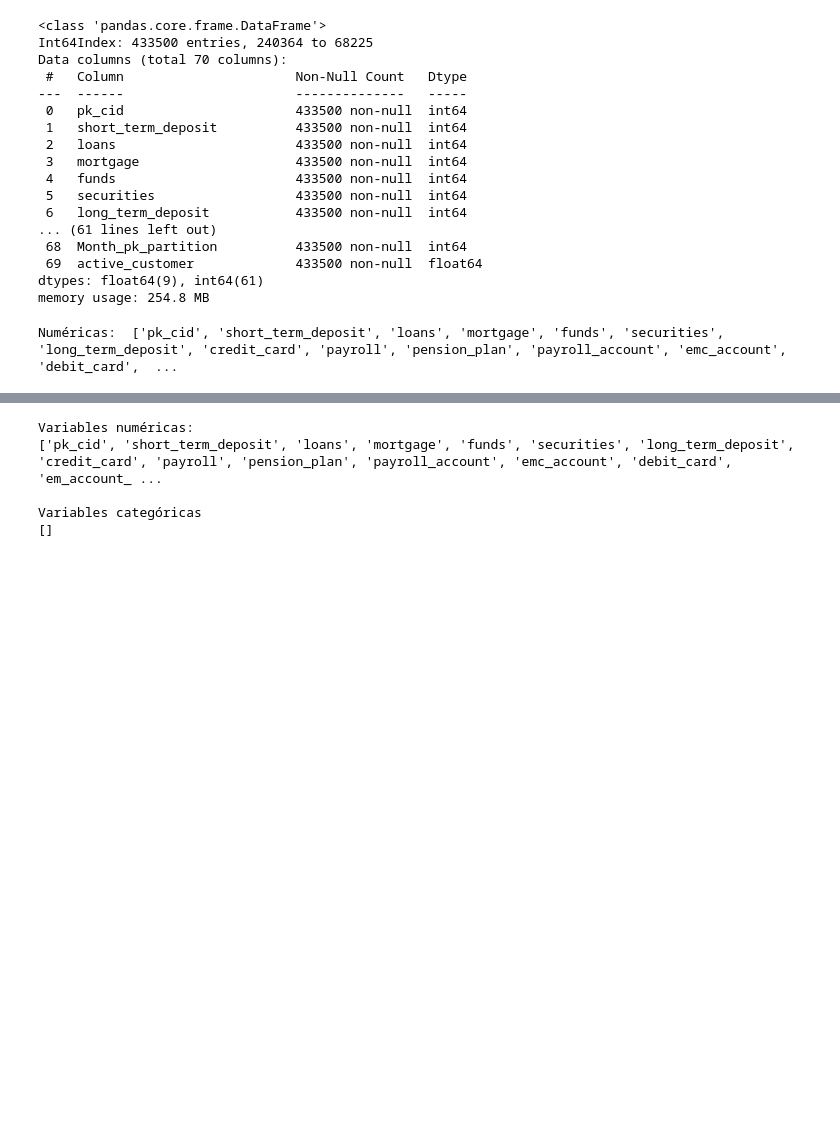
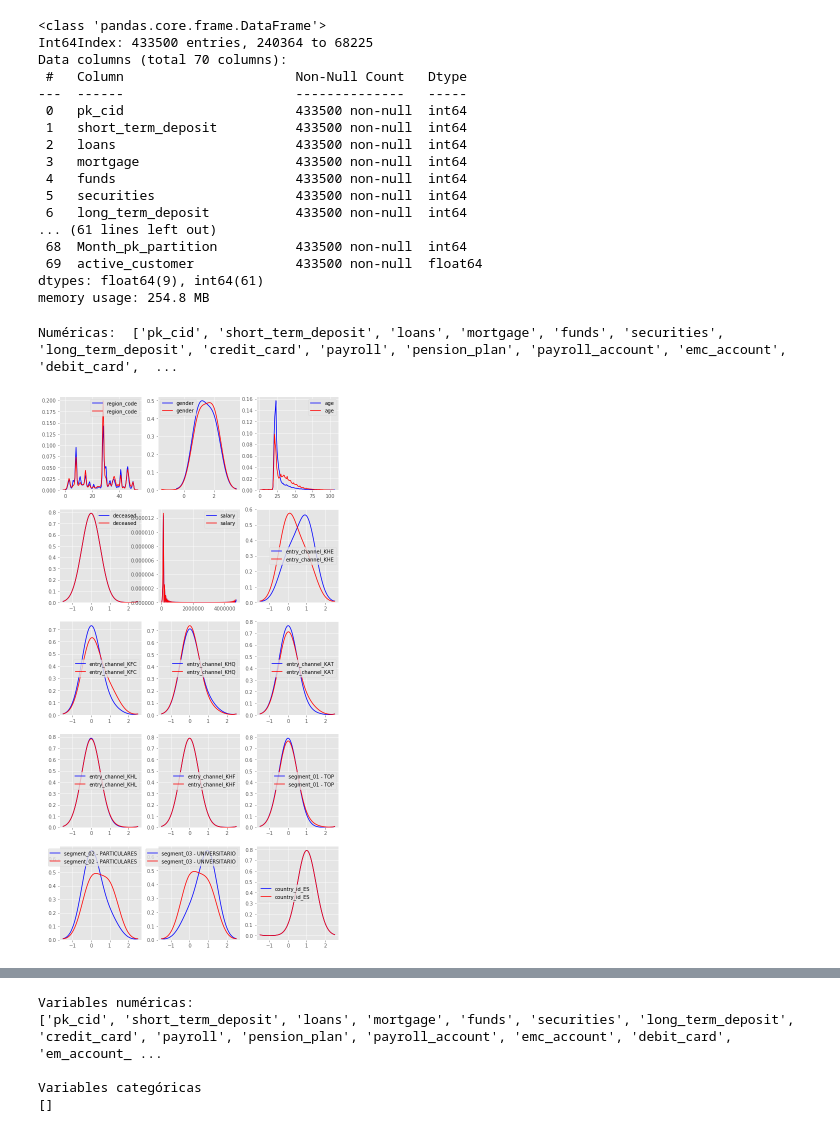
Before and after one commit to giannimaggiora/easyMoney, a Jupyter notebook: Churn2.ipynb, the cells around one changed output, grey strips where cells are left out. Drawn from its saved outputs; the diff is of its cells as text; code cells hidden in the pictures; blank space fills up the shorter version.

```diff
--- a/Churn2.ipynb
+++ b/Churn2.ipynb
@@ -249,3 +250,19 @@ from seaborn import kdeplot
+# %%
+col_name1 = num_features1
+# %%
+f, axs = plt.subplots(5, 3, figsize=(10, 20))
+
+for col, ax in enumerate(axs.flatten()):
+    col_name1 = num_features1[col]
+
+    #
+    # COMPLETAR
+    #
+    sns.kdeplot(df[col_name1].loc[df.active_customer == 0], ax=ax, color ='b',bw=0.5)
+    sns.kdeplot(df[col_name1].loc[df.active_customer == 1], ax=ax, color ='r',bw=0.5)
+    plt.plot()
+# %% [output]
+[figure, added]
 # %%
 fig, axs = plt.subplots(5,3, figsize=(15, 25))
 
```
Also changed, not shown: parts of 28 cells of this notebook.
